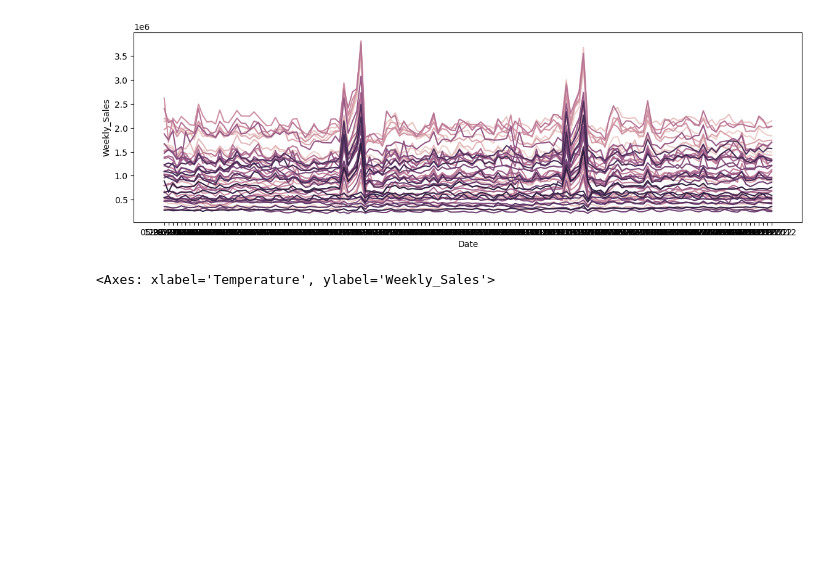
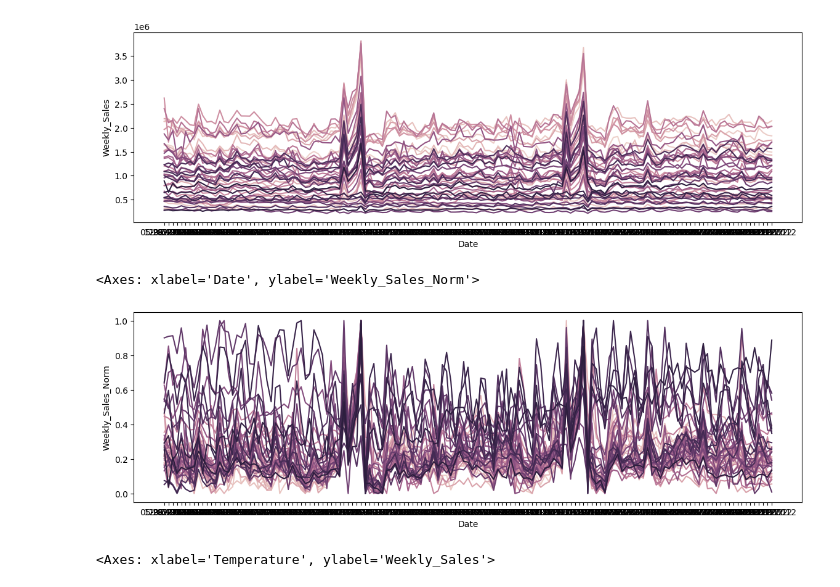
Before and after one commit to Skywalker1080/Walmart-Weekly-Sales, a Jupyter notebook: notebooks/data_explore.ipynb, the cells around one changed output. Saved outputs shown, nothing was run; the diff lists cells and outputs as text; code cells hidden in the pictures; blank space fills up the shorter version.

```diff
--- a/notebooks/data_explore.ipynb
+++ b/notebooks/data_explore.ipynb
@@ -127,6 +136,12 @@ sns.lineplot(data=df, x=df['Date'], y=df['Weekly_Sales'], hue=df['Store'], legen
 # %% [output]
 <Axes: xlabel='Date', ylabel='Weekly_Sales'>
 [figure]
+# %%
+plt.figure(figsize=(14, 4))
+sns.lineplot(data=df, x=df['Date'], y=df['Weekly_Sales_Norm'], hue=df['Store'], legend=False, estimator="mean")
+# %% [output]
+<Axes: xlabel='Date', ylabel='Weekly_Sales_Norm'>
+[figure, added]
 # %%
 sns.scatterplot(x=df["Temperature"], y=df["Weekly_Sales"], alpha=0.3)
 # %% [output]
```
Also changed, not shown: parts of 2 cells of this notebook, 14 other files.
